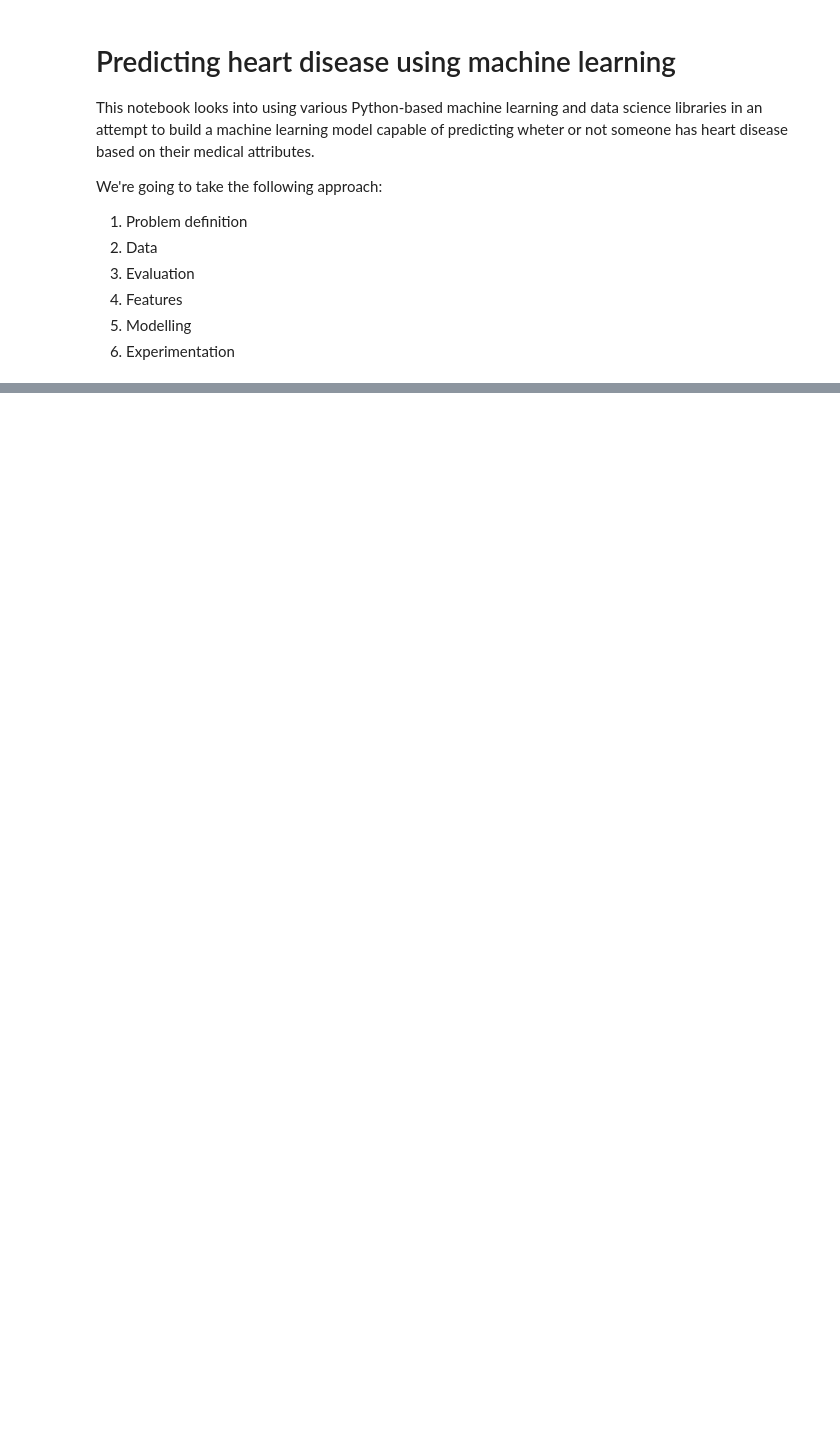
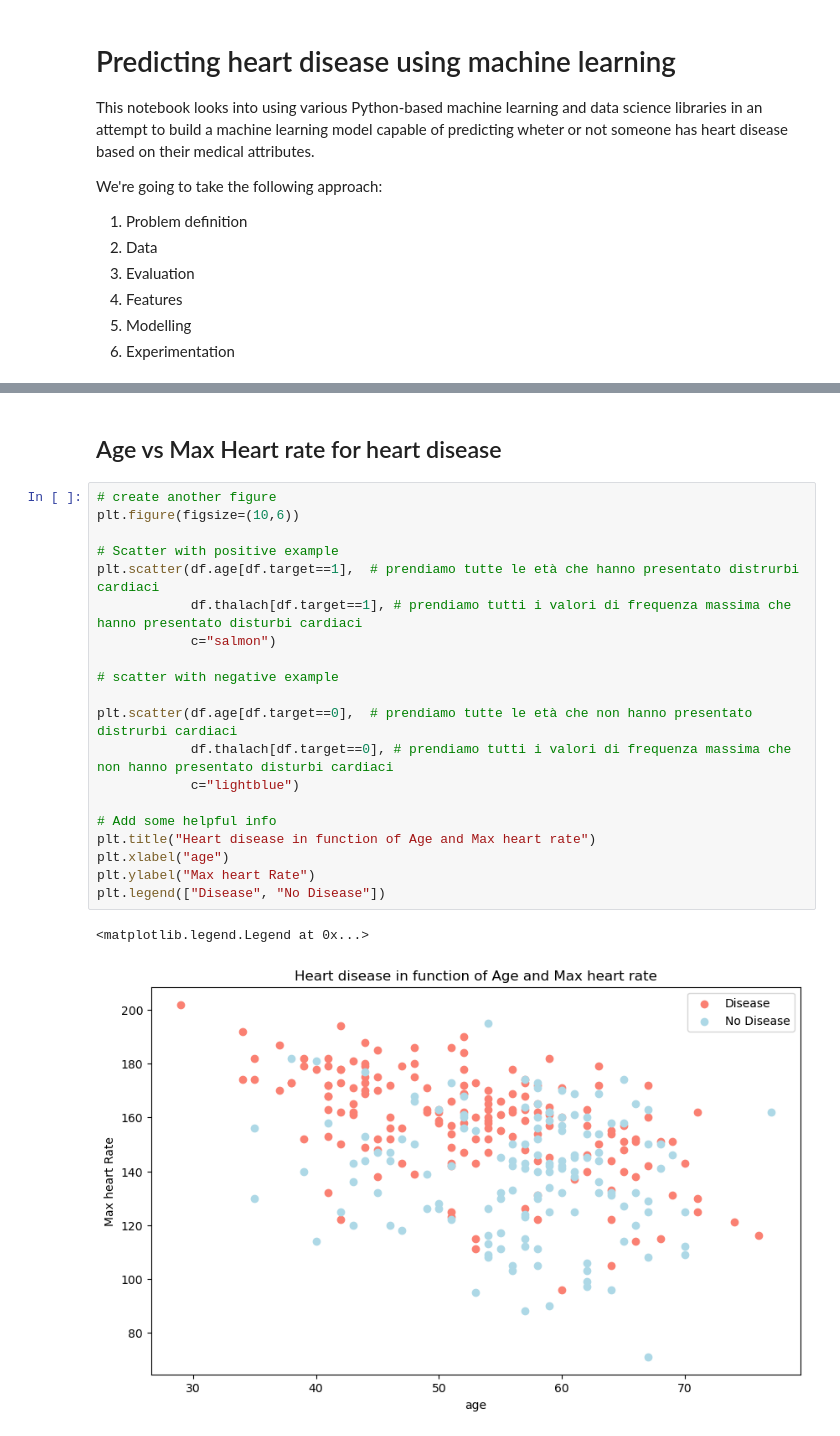
Before and after one commit to Pandagan-85/ZTM-Machine-learning, a Jupyter notebook: heart-disease-project/end-to-end-heart-disease-classification.ipynb, the cells around one changed output, grey strips where cells are left out. Saved outputs shown, nothing was run; the diff lists cells and outputs as text; blank space fills up the shorter version.

```diff
--- a/heart-disease-project/end-to-end-heart-disease-classification.ipynb
+++ b/heart-disease-project/end-to-end-heart-disease-classification.ipynb
@@ -37,0 +242,25 @@ Nel dataset, dalla documentazione da cui lo abbiamo preso, scopriamo che di 76 a
+# %% [markdown]
+## Age vs Max Heart rate for heart disease
+# %%
+# create another figure
+plt.figure(figsize=(10,6))
+
+# Scatter with positive example
+plt.scatter(df.age[df.target==1],  # prendiamo tutte le età che hanno presentato distrurbi cardiaci
+            df.thalach[df.target==1], # prendiamo tutti i valori di frequenza massima che hanno presentato disturbi cardiaci
+            c="salmon")
+
+# scatter with negative example
+
+plt.scatter(df.age[df.target==0],  # prendiamo tutte le età che non hanno presentato distrurbi cardiaci
+            df.thalach[df.target==0], # prendiamo tutti i valori di frequenza massima che non hanno presentato disturbi cardiaci
+            c="lightblue")
+
+# Add some helpful info
+plt.title("Heart disease in function of Age and Max heart rate")
+plt.xlabel("age")
+plt.ylabel("Max heart Rate")
+plt.legend(["Disease", "No Disease"])
+# %% [output]
+<matplotlib.legend.Legend at 0x...>
+[figure, added]
```
Also changed, not shown: parts of 26 cells of this notebook.
